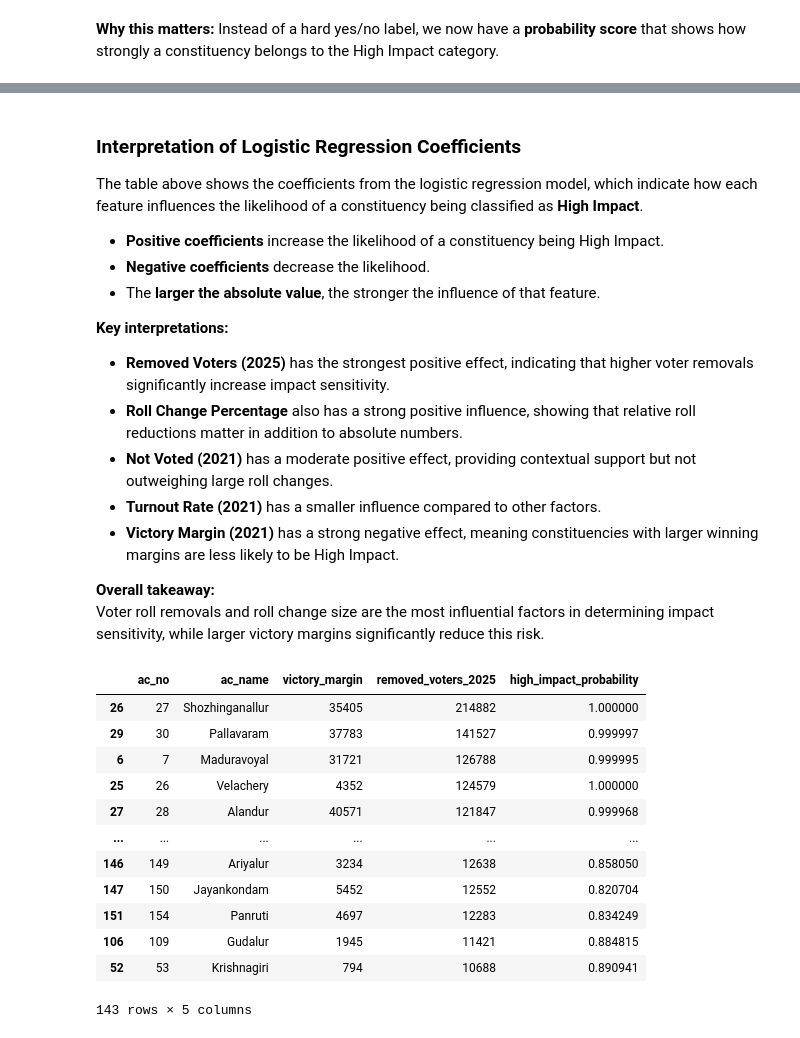
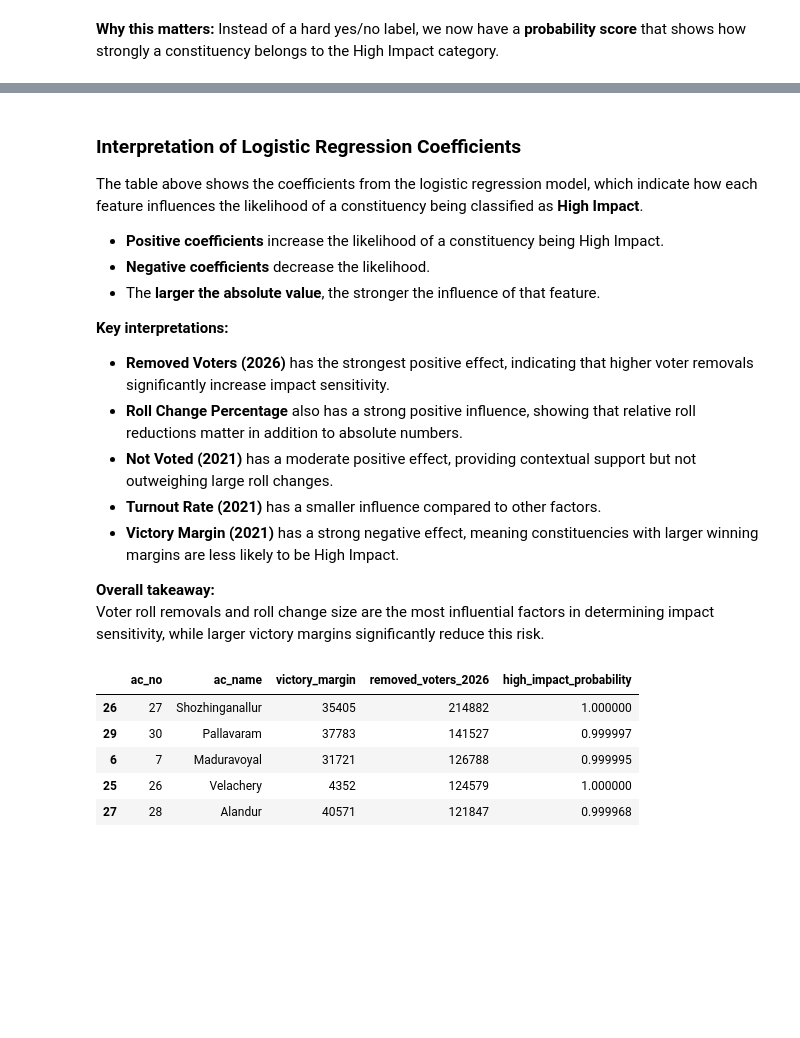
Before and after one commit to ijaihari/Tamil-Nadu-SIR-2026-Draft-Voter-Roll-Impact-Analysis, a Jupyter notebook: notebooks/TN_SIR_2026_Impact_Analysis.ipynb, the cells around one changed output, grey strips where cells are left out. Drawn from its saved outputs; the diff is of its cells as text; code cells hidden in the pictures; blank space fills up the shorter version.

```diff
--- a/notebooks/final_analysis.ipynb
+++ b/notebooks/TN_SIR_2026_Impact_Analysis.ipynb
@@ -192,13 +192,13 @@ df_final_analysis = df_analysis[
         "runnerup_party",
         "victory_margin",
         "total_eligible_voters_2021",
-        "total_eligible_voters_2025",
-        "removed_voters_2025",
+        "total_eligible_voters_2026",
+        "removed_voters_2026",
         "not_voted_2021",
         "risk_level"
     ]
 ].sort_values(
-    "removed_voters_2025",
+    "removed_voters_2026",
     ascending=False
 )
 
@@ -442,7 +442,7 @@ It classifies constituencies based on whether voter roll changes **exceed the hi
 df_ml = df_final_analysis.copy()
 
 df_ml["high_impact_flag"] = (
-    df_ml["removed_voters_2025"] > df_ml["victory_margin"]
+    df_ml["removed_voters_2026"] > df_ml["victory_margin"]
 ).astype(int)
 
 df_ml[["ac_no", "high_impact_flag"]].head()
@@ -467,14 +467,14 @@ df_ml["turnout_rate_2021"] = (
 ) / df_ml["total_eligible_voters_2021"]
 
 df_ml["roll_change_pct"] = (
-    df_ml["removed_voters_2025"]
+    df_ml["removed_voters_2026"]
     / df_ml["total_eligible_voters_2021"]
 )
 # %%
 # Select features and target
 features = [
     "victory_margin",
-    "removed_voters_2025",
+    "removed_voters_2026",
     "not_voted_2021",
     "turnout_rate_2021",
     "roll_change_pct"
@@ -603,7 +603,7 @@ The table above shows the coefficients from the logistic regression model, which
 - The **larger the absolute value**, the stronger the influence of that feature.
 
 **Key interpretations:**
-- **Removed Voters (2025)** has the strongest positive effect, indicating that higher voter removals significantly increase impact sensitivity.
+- **Removed Voters (2026)** has the strongest positive effect, indicating that higher voter removals significantly increase impact sensitivity.
 - **Roll Change Percentage** also has a strong positive influence, showing that relative roll reductions matter in addition to absolute numbers.
 - **Not Voted (2021)** has a moderate positive effect, providing contextual support but not outweighing large roll changes.
 - **Turnout Rate (2021)** has a smaller influence compared to other factors.
@@ -614,35 +614,28 @@ Voter roll removals and roll change size are the most influential factors in det
 # %%
 final_sensitive_constituencies = df_ml[
     (df_ml["risk_level"] == "High Impact") &
     (df_ml["high_impact_probability"] >= 0.7)
 ][
     [
         "ac_no",
         "ac_name",
         "victory_margin",
-        "removed_voters_2025",
+        "removed_voters_2026",
         "high_impact_probability"
     ]
 ].sort_values(
-    "removed_voters_2025",
+    "removed_voters_2026",
     ascending=False
 )
 
 final_sensitive_constituencies.head()
 # %% [output]
-|  | ac_no | ac_name | victory_margin | removed_voters_2025 | high_impact_probability |
+|  | ac_no | ac_name | victory_margin | removed_voters_2026 | high_impact_probability |
 | 26 | 27 | Shozhinganallur | 35405 | 214882 | 1.000000 |
 | 29 | 30 | Pallavaram | 37783 | 141527 | 0.999997 |
 | 6 | 7 | Maduravoyal | 31721 | 126788 | 0.999995 |
 | 25 | 26 | Velachery | 4352 | 124579 | 1.000000 |
 | 27 | 28 | Alandur | 40571 | 121847 | 0.999968 |
-| ... | ... | ... | ... | ... | ... |
-| 146 | 149 | Ariyalur | 3234 | 12638 | 0.858050 |
-| 147 | 150 | Jayankondam | 5452 | 12552 | 0.820704 |
-| 151 | 154 | Panruti | 4697 | 12283 | 0.834249 |
-| 106 | 109 | Gudalur | 1945 | 11421 | 0.884815 |
-| 52 | 53 | Krishnagiri | 794 | 10688 | 0.890941 |
-143 rows × 5 columns
 # %%
 final_sensitive_constituencies.to_csv(
     "../result data/high_impact_constituencies.csv",
```
Also changed, not shown: parts of 17 cells of this notebook, 5 other files.
